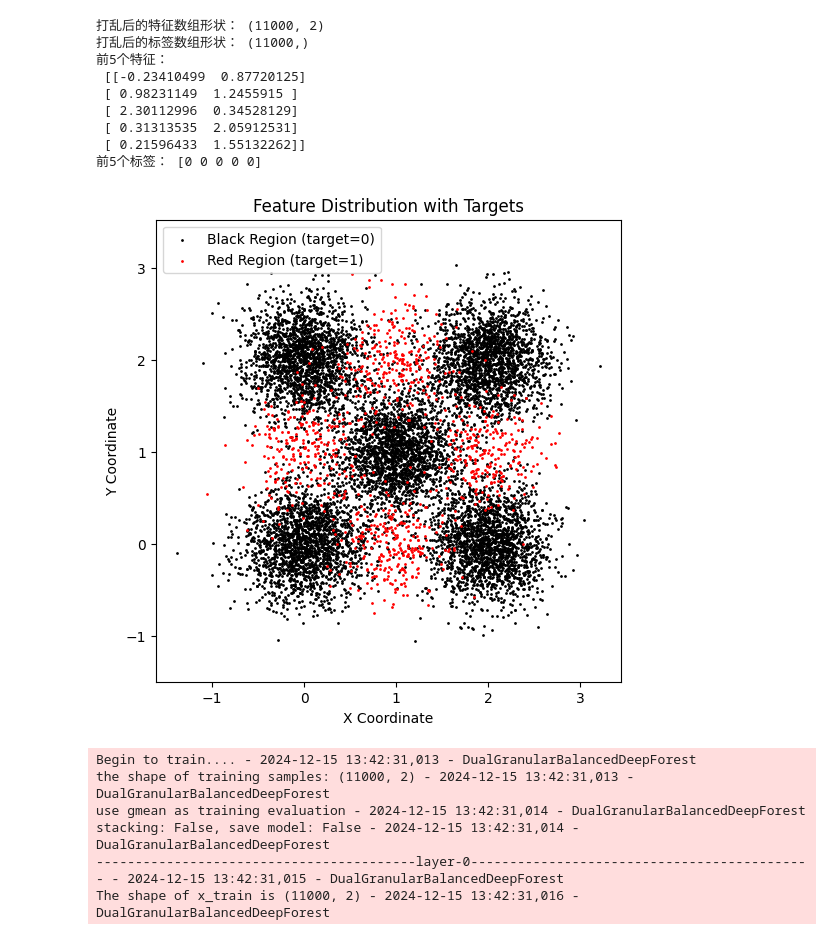
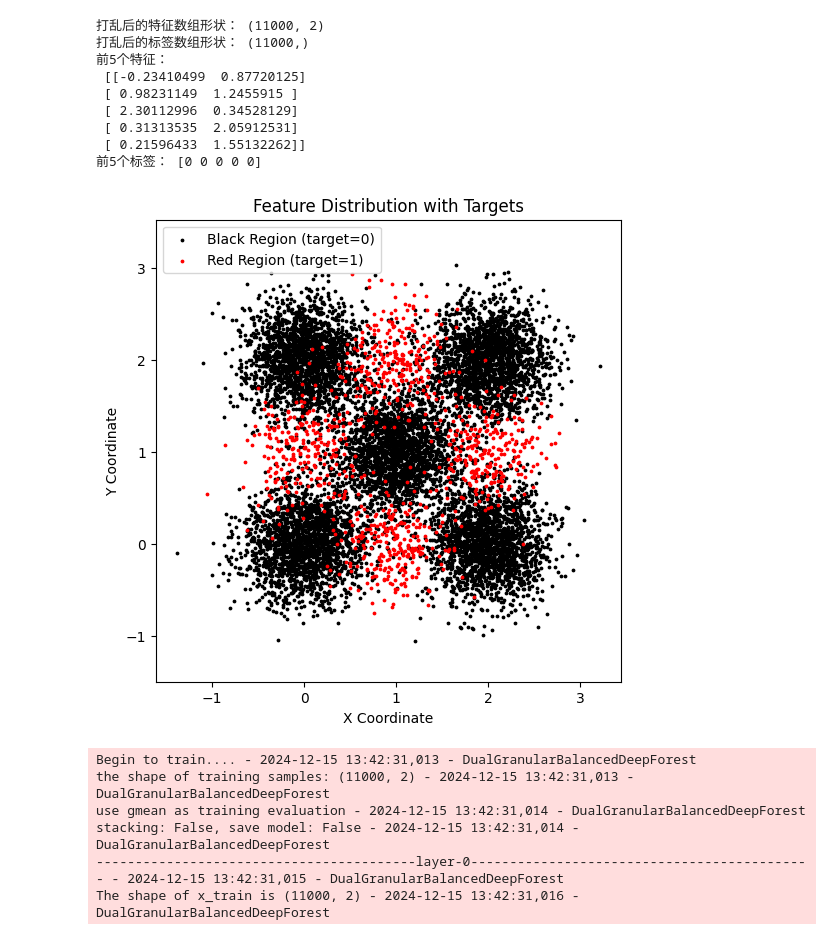
Before and after one commit to papazhu1/DGBDF, a Jupyter notebook: model/compared_in_checkboard_noisy_10.ipynb, the cells around one changed output. Cells and saved outputs as stored; diff of their text form; code cells hidden in the pictures.

```diff
--- a/model/compared_in_checkboard_noisy_10.ipynb
+++ b/model/compared_in_checkboard_noisy_10.ipynb
@@ -39,31 +39,31 @@ print("前5个标签：", targets[:5])
 # %%
 from imbens.metrics import *
 from sklearn.metrics import *
 from imbens.ensemble import *
 from UADF import UncertaintyAwareDeepForest
 from demo import get_config
 import numpy as np
 import matplotlib.pyplot as plt
 
 
 X = np.load('checkboard_plot_10/features.npy')
 y = np.load('checkboard_plot_10/targets.npy')
 
 X_test = np.load('checkboard_plot_10/X_test.npy')
 y_test = np.load('checkboard_plot_10/y_test.npy')
 
 # 绘制分布图，使用布尔索引直接分类
 plt.figure(figsize=(6, 6))
-plt.scatter(X[y == 0, 0], X[y == 0, 1], c='black', s=1, label='Black Region (target=0)')
-plt.scatter(X[y == 1, 0], X[y == 1, 1], c='red', s=1, label='Red Region (target=1)')
+plt.scatter(X[y == 0, 0], X[y == 0, 1], c='black', s=3, label='Black Region (target=0)')
+plt.scatter(X[y == 1, 0], X[y == 1, 1], c='red', s=3, label='Red Region (target=1)')
 plt.title("Feature Distribution with Targets")
 plt.xlabel("X Coordinate")
 plt.ylabel("Y Coordinate")
 plt.legend()
 plt.axis("equal")  # 保持坐标比例一致
 plt.show()
 # %% [output]
-[figure, old version]
+[figure, new version]
 # %%
 import os
 import time
```
Also changed, not shown: 2 other files.
